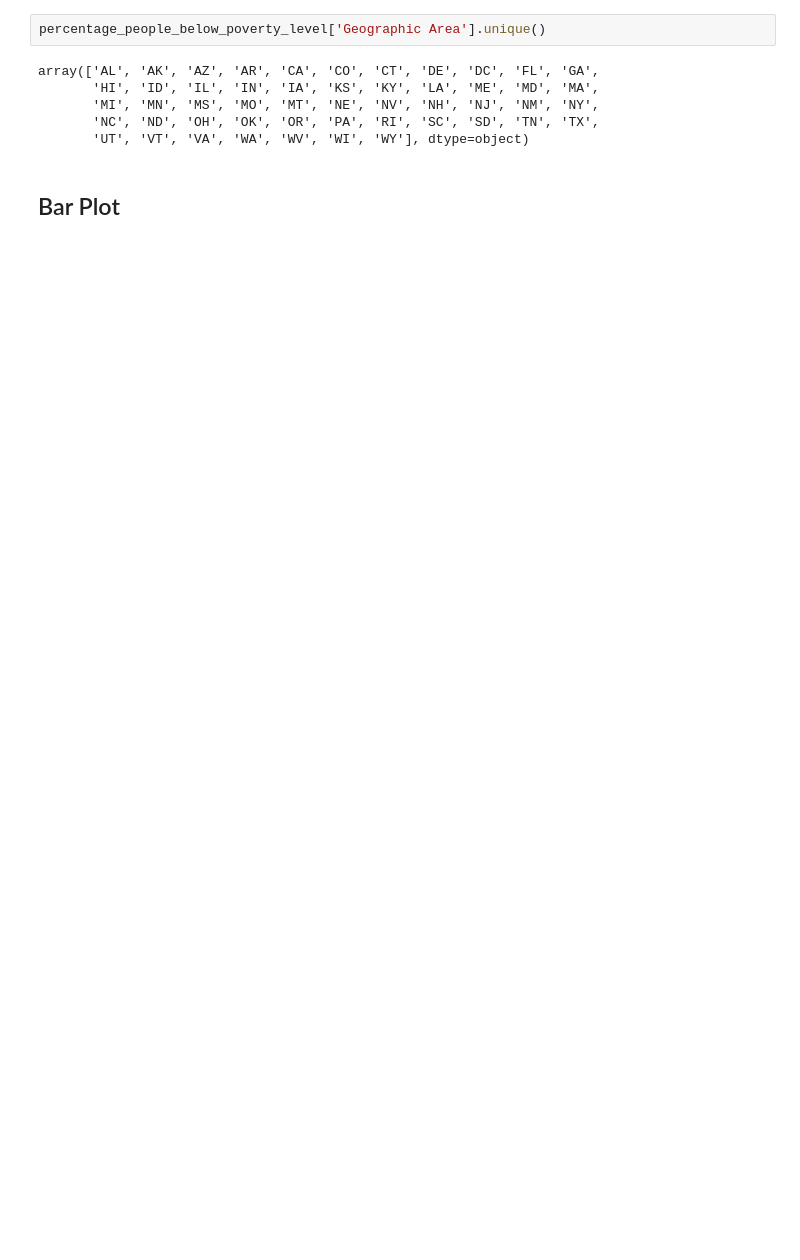
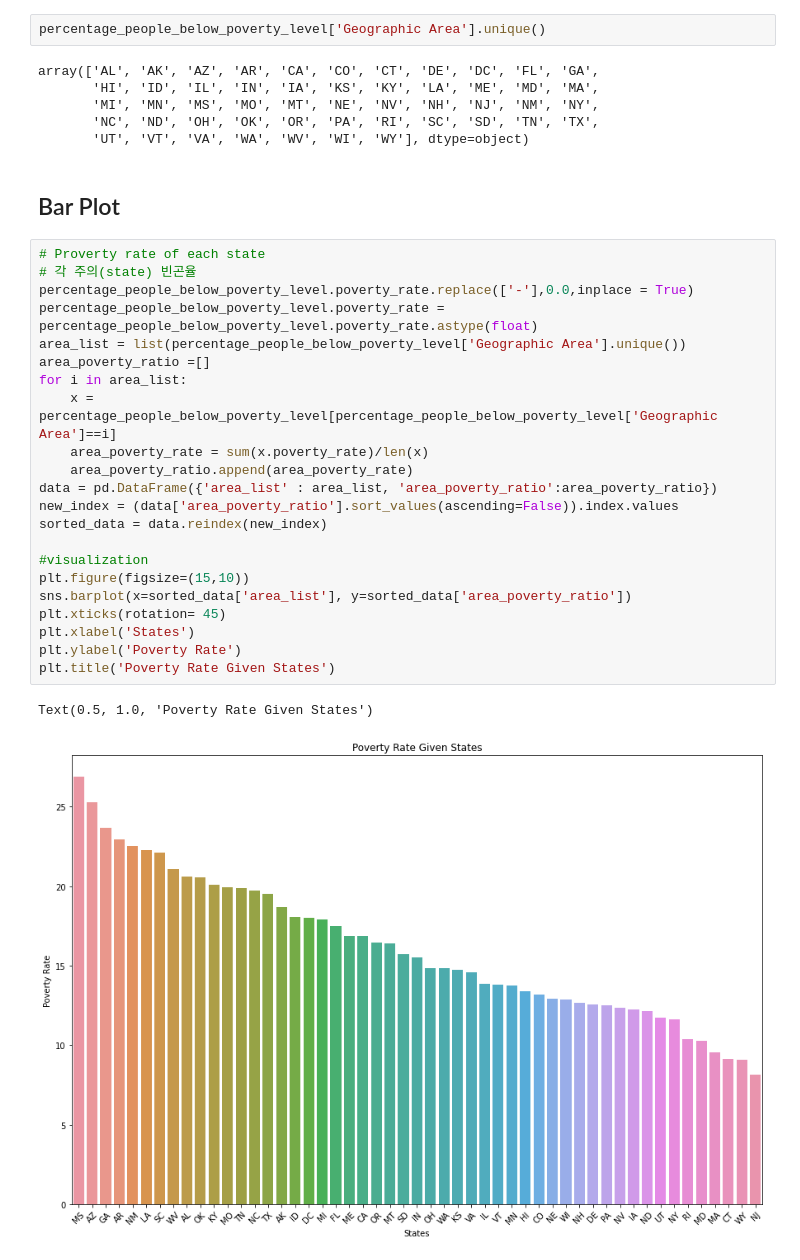
Before and after one commit to chameleon001/start_beginner_kaggle, a Jupyter notebook: transcription/seaborn.ipynb, the cells around one changed output. Cells and saved outputs as stored; diff of their text form; blank space fills up the shorter version.

```diff
--- a/transcription/seaborn.ipynb
+++ b/transcription/seaborn.ipynb
@@ -121,3 +121,28 @@ array(['AL', 'AK', 'AZ', 'AR', 'CA', 'CO', 'CT', 'DE', 'DC', 'FL', 'GA',
 # %% [markdown]
 <a id="1"></a>
 ## Bar Plot
+# %%
+# Proverty rate of each state
+# 각 주의(state) 빈곤율
+percentage_people_below_poverty_level.poverty_rate.replace(['-'],0.0,inplace = True)
+percentage_people_below_poverty_level.poverty_rate = percentage_people_below_poverty_level.poverty_rate.astype(float)
+area_list = list(percentage_people_below_poverty_level['Geographic Area'].unique())
+area_poverty_ratio =[]
+for i in area_list:
+    x = percentage_people_below_poverty_level[percentage_people_below_poverty_level['Geographic Area']==i]
+    area_poverty_rate = sum(x.poverty_rate)/len(x)
+    area_poverty_ratio.append(area_poverty_rate)
+data = pd.DataFrame({'area_list' : area_list, 'area_poverty_ratio':area_poverty_ratio})
+new_index = (data['area_poverty_ratio'].sort_values(ascending=False)).index.values
+sorted_data = data.reindex(new_index)
+
+#visualization
+plt.figure(figsize=(15,10))
+sns.barplot(x=sorted_data['area_list'], y=sorted_data['area_poverty_ratio'])
+plt.xticks(rotation= 45)
+plt.xlabel('States')
+plt.ylabel('Poverty Rate')
+plt.title('Poverty Rate Given States')
+# %% [output]
+Text(0.5, 1.0, 'Poverty Rate Given States')
+[figure, added]
```
Also changed, not shown: parts of 8 cells of this notebook.
